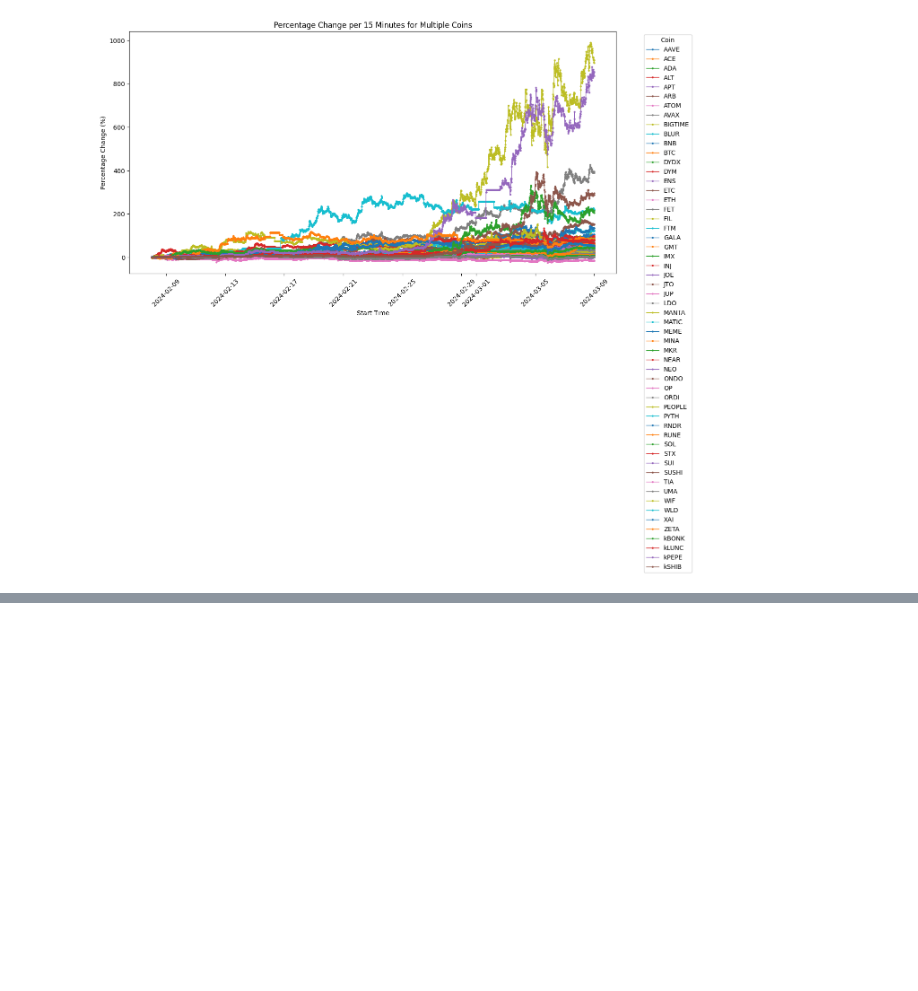
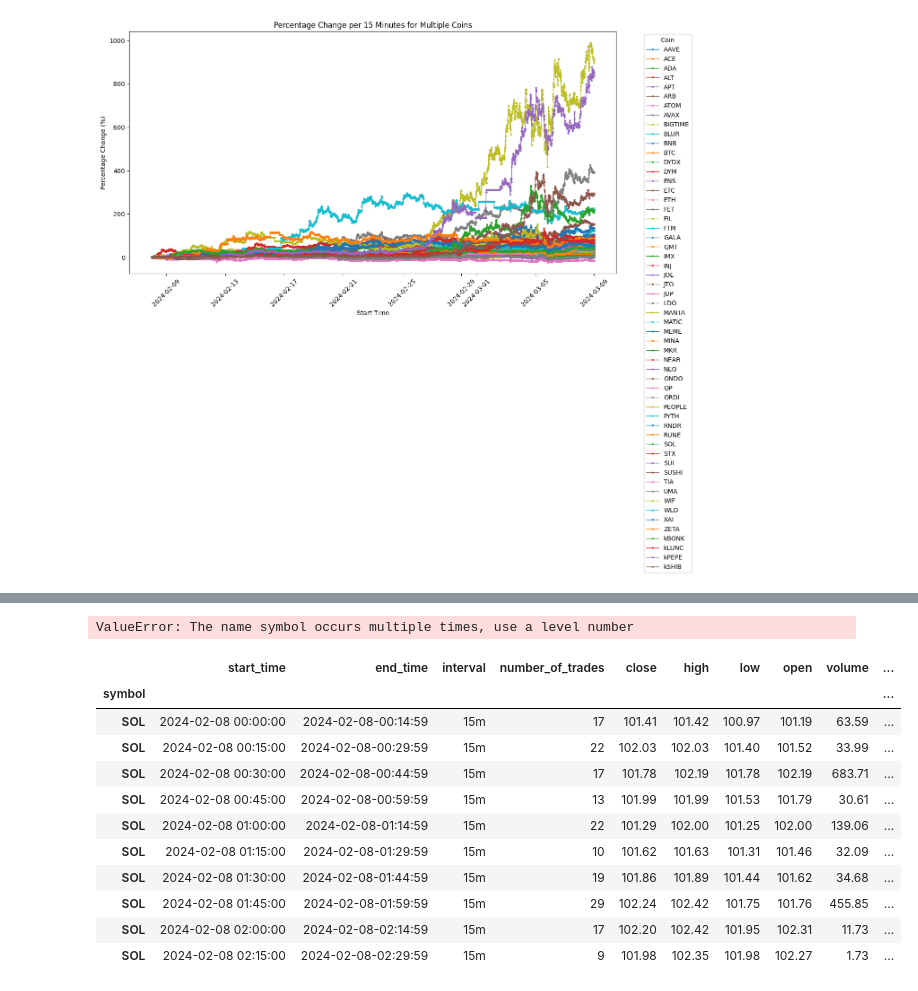
Before and after one commit to falcon-lin-development/trading, a Jupyter notebook: nb/analysis.ipynb, the cells around one changed output, grey strips where cells are left out. Drawn from its saved outputs; the diff is of its cells as text; code cells hidden in the pictures; blank space fills up the shorter version.

```diff
--- a/nb/analysis.ipynb
+++ b/nb/analysis.ipynb
@@ -121,0 +167,51 @@ _df.groupby(level=0)['accumulated_pct_change'].describe()
+# %%
+import numpy as np
+
+# Convert 'start_time' to datetime if it's not already
+df['start_time'] = pd.to_datetime(df['start_time'])
+
+# Assuming 'pct_change' is calculated and available
+# Convert to multipliers
+df['multiplier'] = 1 + (df['pct_change'] / 100)
+
+# Since your data is indexed by 'coin' and 'symbol', we'll group by those levels
+# Calculate the number of intervals for 7 days: 7 days * 24 hours/day * 4 intervals/hour = 672 intervals
+window_size = 7 * 24 * 4  # Adjust this based on your exact data frequency
+
+# Assuming df is your DataFrame and 'multiplier' has already been calculated
+# First, calculate the rolling product on each group and store it temporarily
+rolling_products = df.groupby(level=[0])['multiplier'].apply(lambda x: x.rolling(window=6, min_periods=1).apply(np.prod))
+
+rolling_products_df = rolling_products.to_frame()
+df_merged = pd.merge(df, rolling_products_df, on=['symbol'], how='left')
+df_merged
+# Now, you need to align the indexes. Since the result of the groupby-apply operation has the same index structure as df, you can directly assign it if they're aligned.
+# If df['rolling_accumulated_multiplier'] raises an error due to index misalignment, use:
+# for idx in rolling_products.index:
+#     df.loc[idx, 'rolling_accumulated_multiplier'] = rolling_products.loc[idx]
+# df['rolling_accumulated_multiplier'] = rolling_products.values
+
+# Calculate the rolling accumulated percentage change from the multiplier
+# df['rolling_accumulated_pct_change'] = (df['rolling_accumulated_multiplier'] - 1) * 100
+
+# Ensure that rolling_products is aligned with df’s indexing before assigning it back to df.
+
+# Drop temporary columns if necessary
+# df.drop(columns=['multiplier', 'rolling_accumulated_multiplier'], inplace=True)
+# %% [output]
+ValueError: The name symbol occurs multiple times, use a level number
+# %%
+df.head(10)
+# %% [output]
+|  | start_time | end_time | interval | number_of_trades | close | high | low | open | volume | ... |
+| symbol |  |  |  |  |  |  |  |  |  | ... |
+| SOL | 2024-02-08 00:00:00 | 2024-02-08-00:14:59 | 15m | 17 | 101.41 | 101.42 | 100.97 | 101.19 | 63.59 | ... |
+| SOL | 2024-02-08 00:15:00 | 2024-02-08-00:29:59 | 15m | 22 | 102.03 | 102.03 | 101.40 | 101.52 | 33.99 | ... |
+| SOL | 2024-02-08 00:30:00 | 2024-02-08-00:44:59 | 15m | 17 | 101.78 | 102.19 | 101.78 | 102.19 | 683.71 | ... |
+| SOL | 2024-02-08 00:45:00 | 2024-02-08-00:59:59 | 15m | 13 | 101.99 | 101.99 | 101.53 | 101.79 | 30.61 | ... |
+| SOL | 2024-02-08 01:00:00 | 2024-02-08-01:14:59 | 15m | 22 | 101.29 | 102.00 | 101.25 | 102.00 | 139.06 | ... |
+| SOL | 2024-02-08 01:15:00 | 2024-02-08-01:29:59 | 15m | 10 | 101.62 | 101.63 | 101.31 | 101.46 | 32.09 | ... |
+| SOL | 2024-02-08 01:30:00 | 2024-02-08-01:44:59 | 15m | 19 | 101.86 | 101.89 | 101.44 | 101.62 | 34.68 | ... |
+| SOL | 2024-02-08 01:45:00 | 2024-02-08-01:59:59 | 15m | 29 | 102.24 | 102.42 | 101.75 | 101.76 | 455.85 | ... |
+| SOL | 2024-02-08 02:00:00 | 2024-02-08-02:14:59 | 15m | 17 | 102.20 | 102.42 | 101.95 | 102.31 | 11.73 | ... |
+| SOL | 2024-02-08 02:15:00 | 2024-02-08-02:29:59 | 15m | 9 | 101.98 | 102.35 | 101.98 | 102.27 | 1.73 | ... |
```
Also changed, not shown: parts of 5 cells of this notebook, 8 other files.
